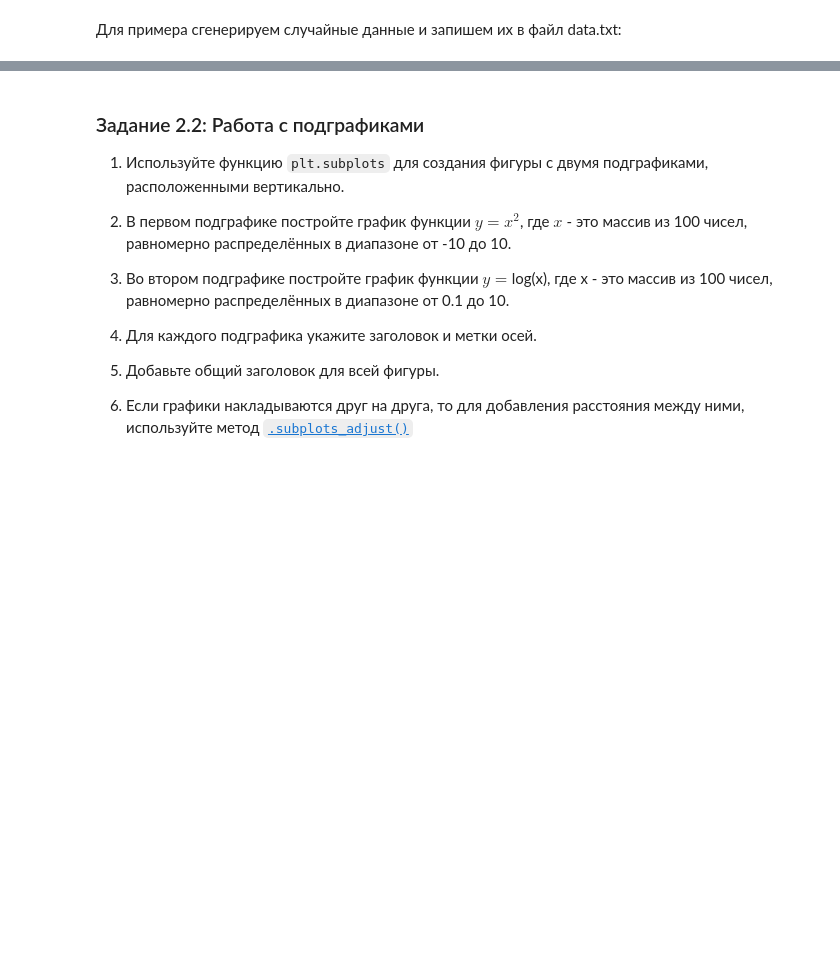
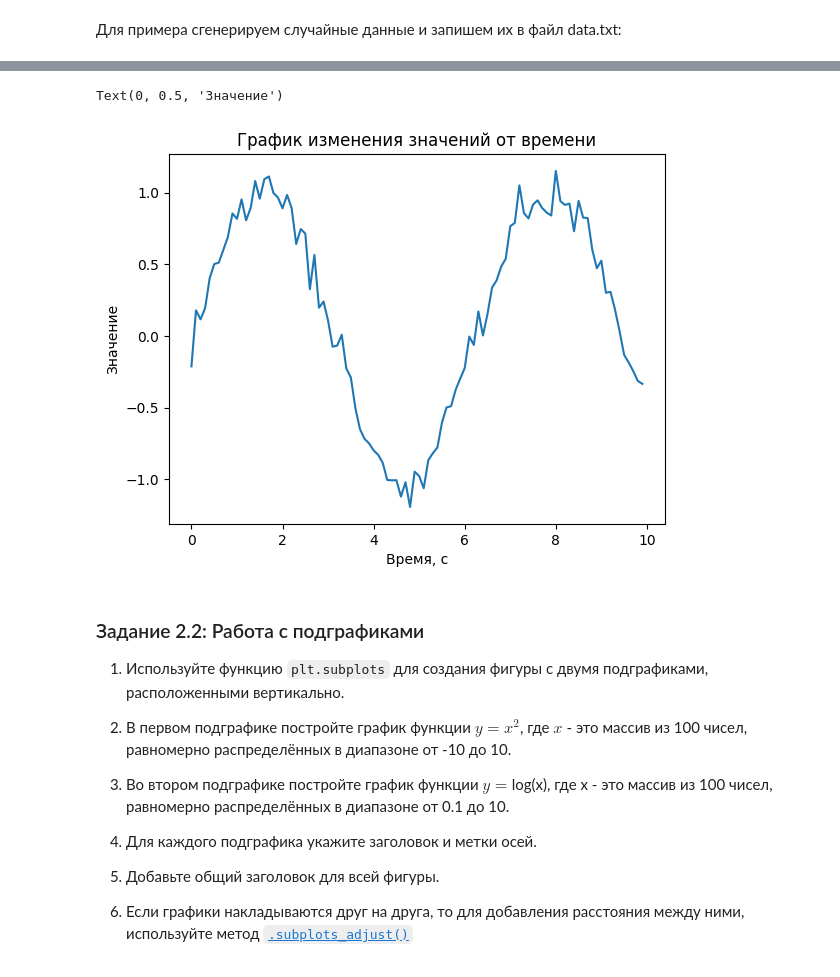
Before and after one commit to mixa15341/Data_Minimg, a Jupyter notebook: 3. Библиотеки Matplotlib, Plotly/Практическая_работа_№3_Matplotlib_Plotly.ipynb, the cells around one changed output, grey strips where cells are left out. Cells and saved outputs as stored; diff of their text form; code cells hidden in the pictures; blank space fills up the shorter version.

```diff
--- a/3. Библиотеки Matplotlib, Plotly/Практическая_работа_№3_Matplotlib_Plotly.ipynb
+++ b/3. Библиотеки Matplotlib, Plotly/Практическая_работа_№3_Matplotlib_Plotly.ipynb
@@ -247,6 +247,16 @@ np.savetxt('data.txt', data, delimiter=' ')
 # Ваш код
 # %% [markdown]
 ![image.png](embedded-picture-1)
+# %%
+ds = np.loadtxt('data.txt', delimiter=' ')
+fig = plt.figure()
+plt.plot(ds[:,:1],ds[:,1:2])
+plt.title('График изменения значений от времени')
+plt.xlabel('Время, c')
+plt.ylabel('Значение')
+# %% [output]
+Text(0, 0.5, 'Значение')
+[figure, added]
 # %% [markdown]
 ### Задание 2.2: Работа с подграфиками
 
```
Also changed, not shown: parts of 6 cells of this notebook.
